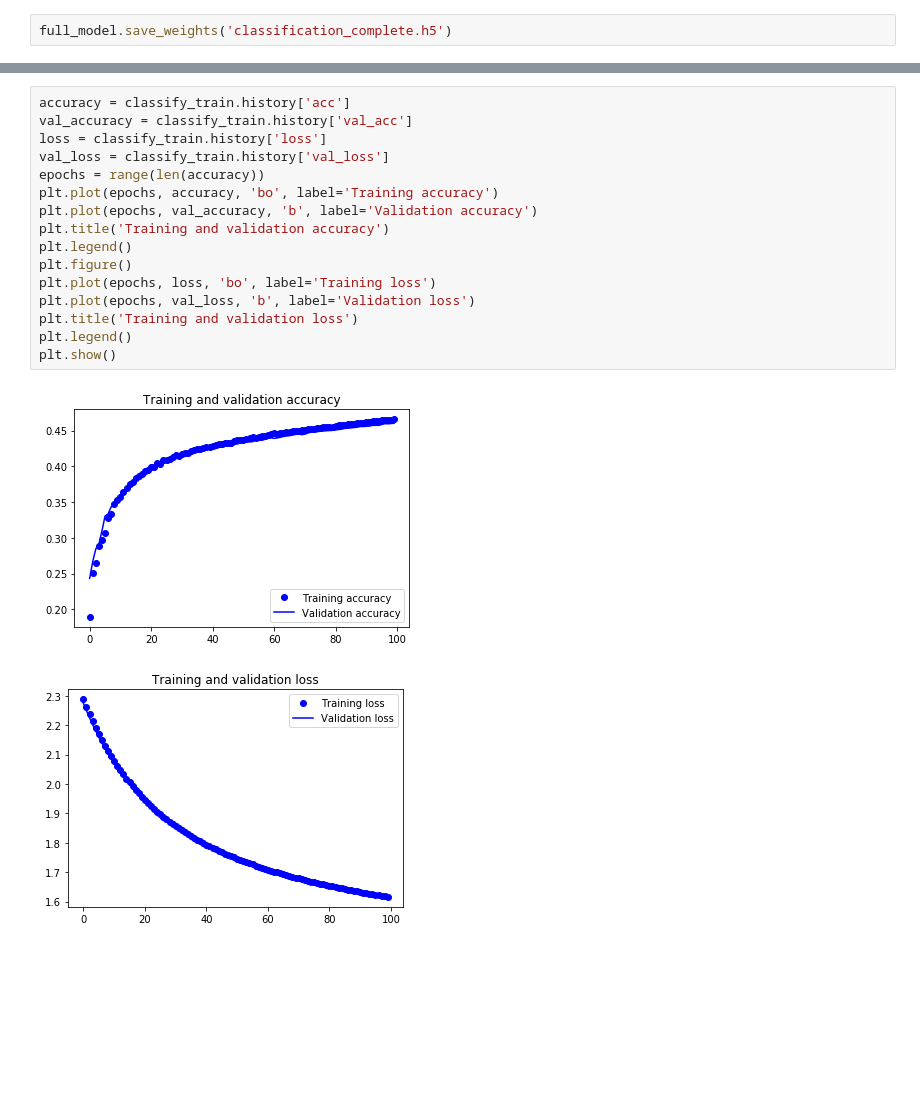
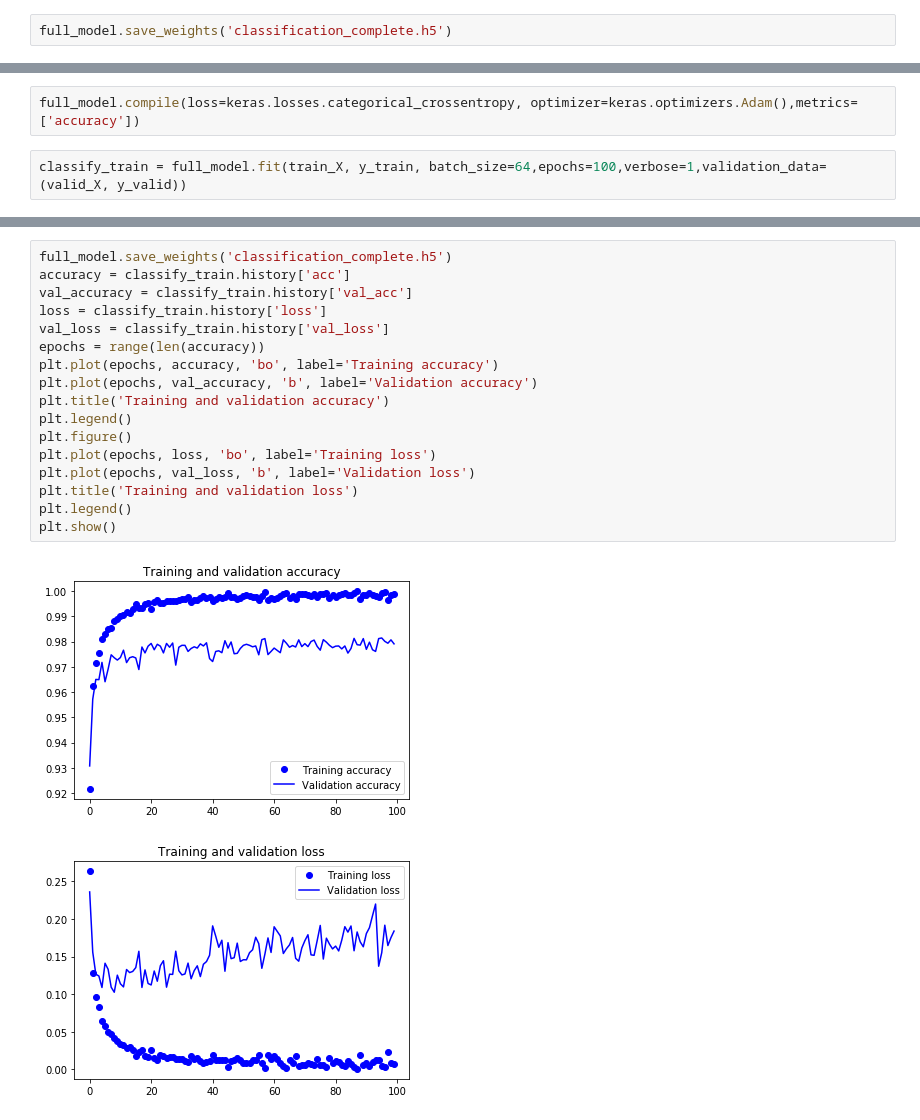
Before and after one commit to immanuelsavio/Distributed-Unsupervised-Learning, a Jupyter notebook: Sequential_Autoencoder_Keras/Averaging_Sequential_Autoencoder/average_sequential.ipynb, the cells around one changed output, grey strips where cells are left out. Drawn from its saved outputs; the diff is of its cells as text; blank space fills up the shorter version.

```diff
--- a/Sequential_Autoencoder_Keras/Averaging_Sequential_Autoencoder/average_sequential.ipynb
+++ b/Sequential_Autoencoder_Keras/Averaging_Sequential_Autoencoder/average_sequential.ipynb
@@ -303,0 +365,4 @@ full_model.save_weights('classification_complete.h5')
+# %%
+full_model.compile(loss=keras.losses.categorical_crossentropy, optimizer=keras.optimizers.Adam(),metrics=['accuracy'])
+# %%
+classify_train = full_model.fit(train_X, y_train, batch_size=64,epochs=100,verbose=1,validation_data=(valid_X, y_valid))
@@ -304,22 +387,23 @@ full_model.save_weights('classification_complete.h5')
 # %%
+full_model.save_weights('classification_complete.h5')
 accuracy = classify_train.history['acc']
 val_accuracy = classify_train.history['val_acc']
 loss = classify_train.history['loss']
 val_loss = classify_train.history['val_loss']
 epochs = range(len(accuracy))
 plt.plot(epochs, accuracy, 'bo', label='Training accuracy')
 plt.plot(epochs, val_accuracy, 'b', label='Validation accuracy')
 plt.title('Training and validation accuracy')
 plt.legend()
 plt.figure()
 plt.plot(epochs, loss, 'bo', label='Training loss')
 plt.plot(epochs, val_loss, 'b', label='Validation loss')
 plt.title('Training and validation loss')
 plt.legend()
 plt.show()
 # %% [output]
-[figure, old version]
+[figure, new version]
-[figure, old version]
+[figure, new version]
 # %%
 test_eval = full_model.evaluate(X_test, test_Y_one_hot, verbose=0)
 print('Test loss:', test_eval[0])
```
Also changed, not shown: parts of 10 cells of this notebook.
